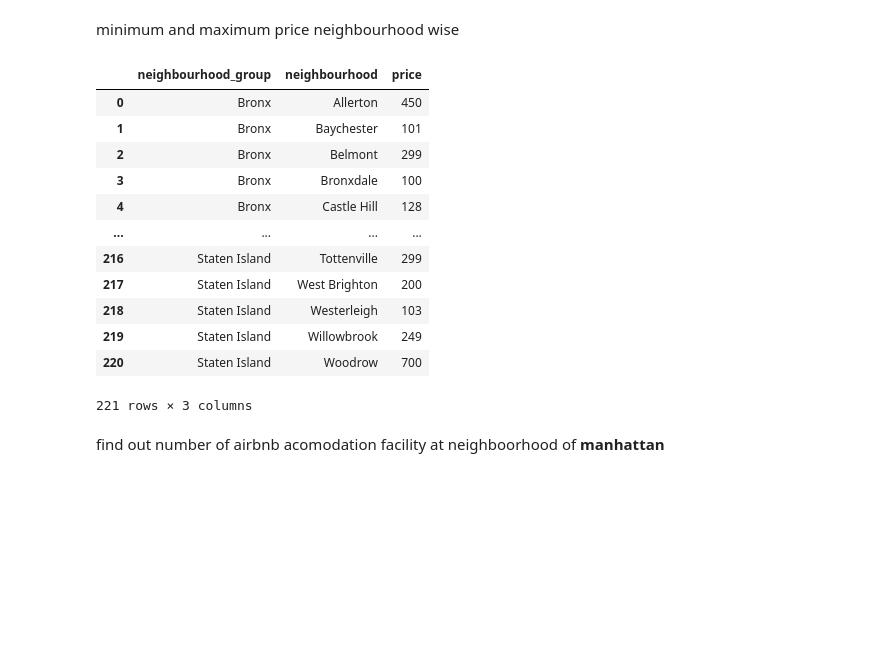
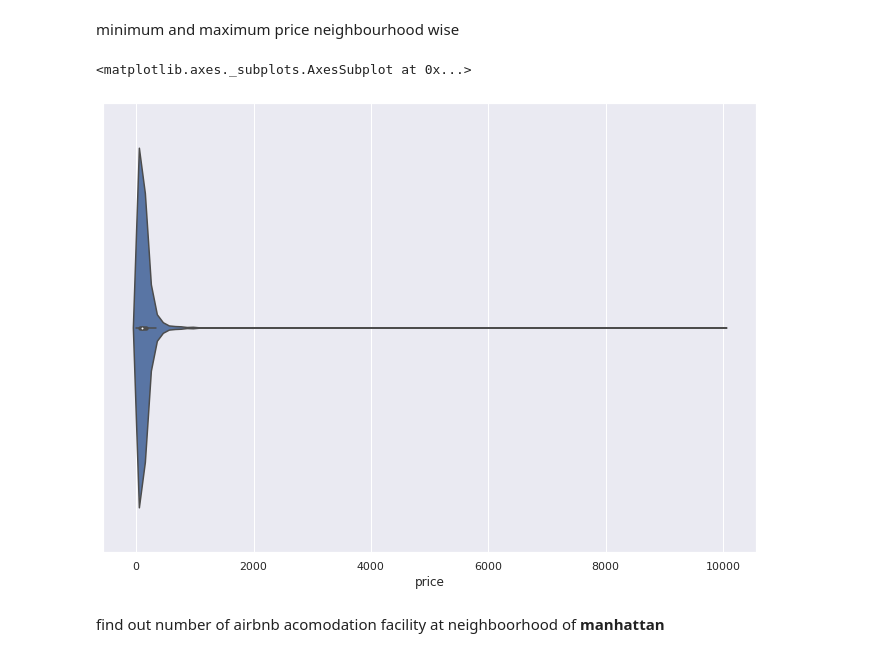
Before and after one commit to Kunaltembhare003/EDA, a Jupyter notebook: Copy_of_Airbnb_Bookings_Analysis_Capstone_Project.ipynb, the cells around one changed output. Saved outputs shown, nothing was run; the diff lists cells and outputs as text; code cells hidden in the pictures; blank space fills up the shorter version.

```diff
--- a/Copy_of_Airbnb_Bookings_Analysis_Capstone_Project.ipynb
+++ b/Copy_of_Airbnb_Bookings_Analysis_Capstone_Project.ipynb
@@ -114,6 +137,7 @@ Name: room_type, dtype: int64
 # %% [markdown]
 number of listed properties which available for zero days can be drop.
 # %%
-df.loc[~(df['availability_365'] == 0) | (df['reviews_per_month'] == 0)].reset_index()
+df=df.loc[~(df['availability_365'] == 0) | (df['reviews_per_month'] == 0)].reset_index()
 df.head(3)
+len(df)
 # %% [output]
@@ -147,22 +168,12 @@ minimum and maximum price neighbourhood wise
 nei_max = df.groupby(['neighbourhood_group','neighbourhood'])['price'].max().reset_index()
 nei_min =df.groupby(['neighbourhood_group','neighbourhood'])['price'].min().reset_index()
 nei_avg =df.groupby(['neighbourhood_group','neighbourhood'])['price'].mean().reset_index()
-# %% [output]
-|  | neighbourhood_group | neighbourhood | price |
-| 0 | Bronx | Allerton | 450 |
-| 1 | Bronx | Baychester | 101 |
-| 2 | Bronx | Belmont | 299 |
-| 3 | Bronx | Bronxdale | 100 |
-| 4 | Bronx | Castle Hill | 128 |
-| ... | ... | ... | ... |
-| 216 | Staten Island | Tottenville | 299 |
-| 217 | Staten Island | West Brighton | 200 |
-| 218 | Staten Island | Westerleigh | 103 |
-| 219 | Staten Island | Willowbrook | 249 |
-| 220 | Staten Island | Woodrow | 700 |
-221 rows × 3 columns
 # %%
 #price distribution according to room type in neighbourhood_group
+sns.violinplot(x=df['price'])
+# %% [output]
+<matplotlib.axes._subplots.AxesSubplot at 0x...>
+[figure, added]
 # %% [markdown]
 find out number of airbnb acomodation facility at neighboorhood of **manhattan**
 # %%
```
Also changed, not shown: parts of 24 cells of this notebook.
